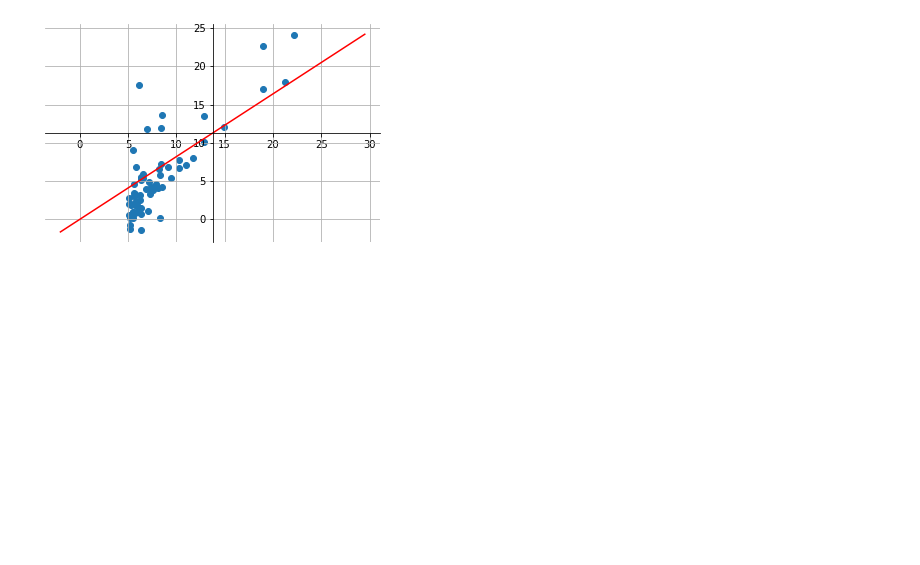
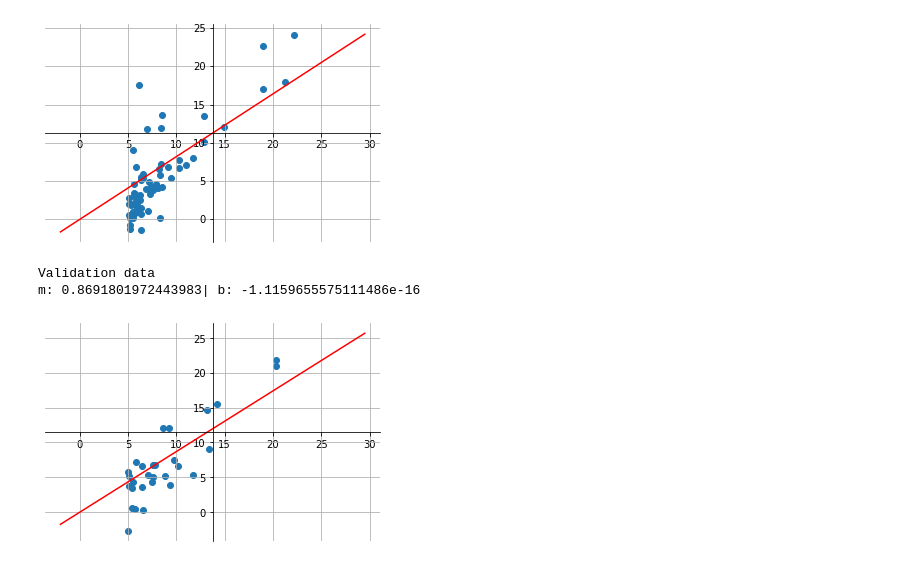
Before and after one commit to dantecarlo/Linear-Regression-with-Gradient-Descent, a Jupyter notebook: Regresión_Lineal_Gradiente_Descendiente.ipynb, the cells around one changed output. Cells and saved outputs as stored; diff of their text form; code cells hidden in the pictures; blank space fills up the shorter version.

```diff
--- a/Regresión_Lineal_Gradiente_Descendiente.ipynb
+++ b/Regresión_Lineal_Gradiente_Descendiente.ipynb
@@ -498,3 +500,34 @@ plt.show()
 m:[0.82048453]
 b:[5.55111512e-17]
 [figure]
+# %%
+print("Validation data")
+
+# Grafica Datos price
+# print(history_val[-1][0])
+m_val = history_val[-1][0].item(1)
+b_val = history_val[-1][0].item(0)
+
+print("m: " + str(m_val) + "| b: " + str(b_val))
+m_history_val = history_val[:,0]
+b_history_val = history_val[:,1]
+
+fig_val = plt.figure()
+ax_val = fig_val.add_subplot(1, 1, 1)
+x_val = np.linspace(-5,5,100)
+ax_val.spines['left'].set_position('center')
+ax_val.spines['bottom'].set_position('center')
+ax_val.spines['right'].set_color('none')
+ax_val.spines['top'].set_color('none')
+ax_val.xaxis.set_ticks_position('bottom')
+ax_val.yaxis.set_ticks_position('left')
+plt.scatter(test_X_val, test_y_val)
+x_val = np.arange(-2, 30, 0.5)
+y_val = m_val * x_val + b_val
+plt.plot(x_val, y_val, '-r')
+plt.grid()
+plt.show()
+# %% [output]
+Validation data
+m: 0.8691801972443983| b: -1.1159655575111486e-16
+[figure, added]
```
Also changed, not shown: parts of 3 cells of this notebook.
